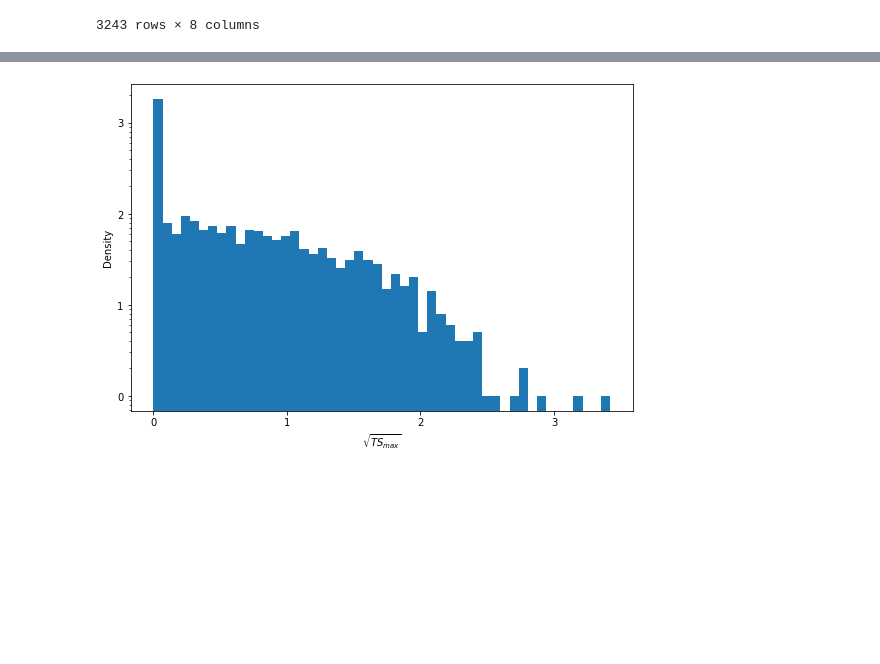
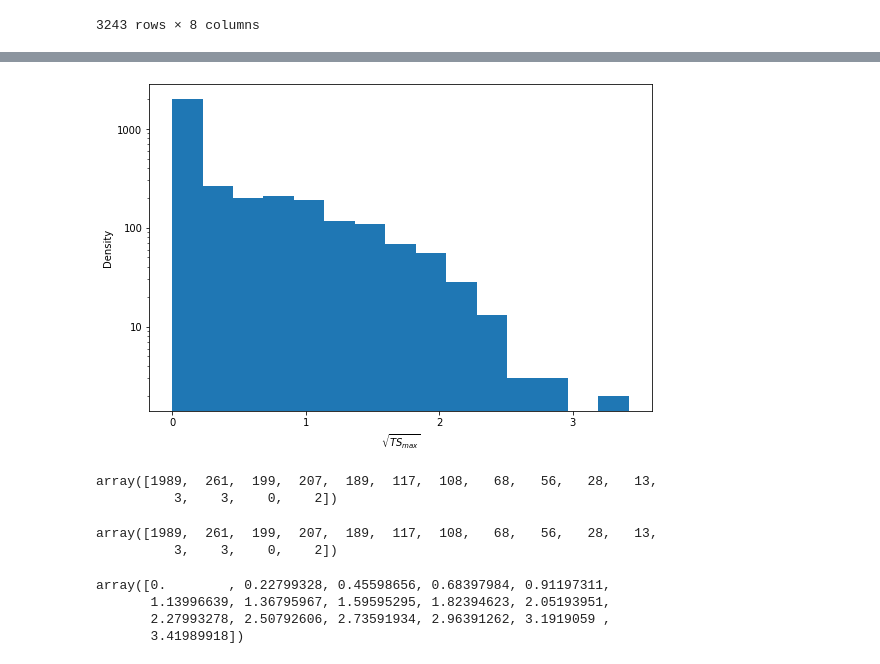
Before and after one commit to DarkWake9/Project-IceCube-Legacy, a Jupyter notebook: task4/task4b.ipynb, the cells around one changed output, grey strips where cells are left out. Drawn from its saved outputs; the diff is of its cells as text; code cells hidden in the pictures; blank space fills up the shorter version.

Commit message:
09102022 - 12.42 - Task 4b - TSmax and Chi-Square plots

```diff
--- a/task4/task4b.ipynb
+++ b/task4/task4b.ipynb
@@ -207,10 +193,7 @@ def bg(i, cone, Ns):
         if abs(msdec[i] - j) <= 6:
             count+=1 '''
     count = np.count_nonzero(np.abs(np.subtract(msdec[i],icdec))<cone)
-    #calculating solid angle with lt deg cone
-    #num = (np.pi * np.deg2rad(cone))**2
-    sang = Ns *  2 * np.pi * (np.sin(np.deg2rad(msdec[i] + cone)) - np.sin(np.deg2rad(msdec[i] - cone)))
-    return count/sang
+    #calculating solid angle with lt deg conesxipy
 
 #B = bg(psrno)
 
@@ -301,11 +222,0 @@ def singpsr(psrno = 0, cut = 20, cone = 3):
-# %%
-for psrno in range(p):
-    #psrno = np.random.randint(0, p)
-    pfn = f"Prob20cut3cone-TS({psrno}).jpg"
-    #/media/darkwake/VIB2/Project-IceCube/task4/outputs/plots/20cut/3cone/20cut3cone-TS(12).jpg
-    fn = f"20cut3cone-TS({psrno}).jpg"
-    if not(pfn in os.listdir("outputs/plots/20cut/3cone/")):
-        if not(pfn in os.listdir("outputs/plots/20cut/3cone/problematic")):
-            singpsr(psrno,  cut = 20, cone = 3)
-
-    clear_output(wait=True)
@@ -323,7 +304,7 @@ def singpsr2(psrno = 0):
     maxns = TSmax(psrno, S, B, Ns)
     return [maxns, np.sqrt(TS(psrno, maxns, S, B, Ns))]
 tsmax = []
-pool = mul.Pool(4)
+pool = mul.Pool(6, maxtasksperchild= 800)
 op_async = pool.map_async(singpsr2, range(p))
 tsmax = op_async.get()
 op_async = []
@@ -336,14 +317,14 @@ for i in tsmax:
 # %%
 
 plt.figure(figsize=(9,6))
 plt.yscale('log')
-plt.yticks([1, 10, 100, 1000, 10000], [0, 1, 2, 3, 4])
+plt.yticks([1, 10, 100, 1000, 10000], [1, 10, 100, 1000, 10000])
 #plt.
 plt.xticks([0, 1, 2, 3, 4], [0, 1, 2, 3, 4])
-plt.hist(sqrtts, 50)
+plt.hist(sqrtts, 15)
 plt.xlabel("$\sqrt{TS_{max}}$")
 plt.ylabel("Density")
 plt.savefig("outputs/sqrt(TSmax).jpg")
 plt.show()
 # %% [output]
-[figure, old version]
+[figure, new version]
@@ -349,0 +335,10 @@ plt.show()
+# %%
+binnedsts
+# %% [output]
+array([1989,  261,  199,  207,  189,  117,  108,   68,   56,   28,   13,
+          3,    3,    0,    2])
+# %%
+binnedsts
+# %% [output]
+array([1989,  261,  199,  207,  189,  117,  108,   68,   56,   28,   13,
+          3,    3,    0,    2])
@@ -349,0 +347,7 @@ plt.show()
+# %%
+wsts
+# %% [output]
+array([0.        , 0.22799328, 0.45598656, 0.68397984, 0.91197311,
+       1.13996639, 1.36795967, 1.59595295, 1.82394623, 2.05193951,
+       2.27993278, 2.50792606, 2.73591934, 2.96391262, 3.1919059 ,
+       3.41989918])
```
Also changed, not shown: parts of 15 cells of this notebook, 4 other files.
